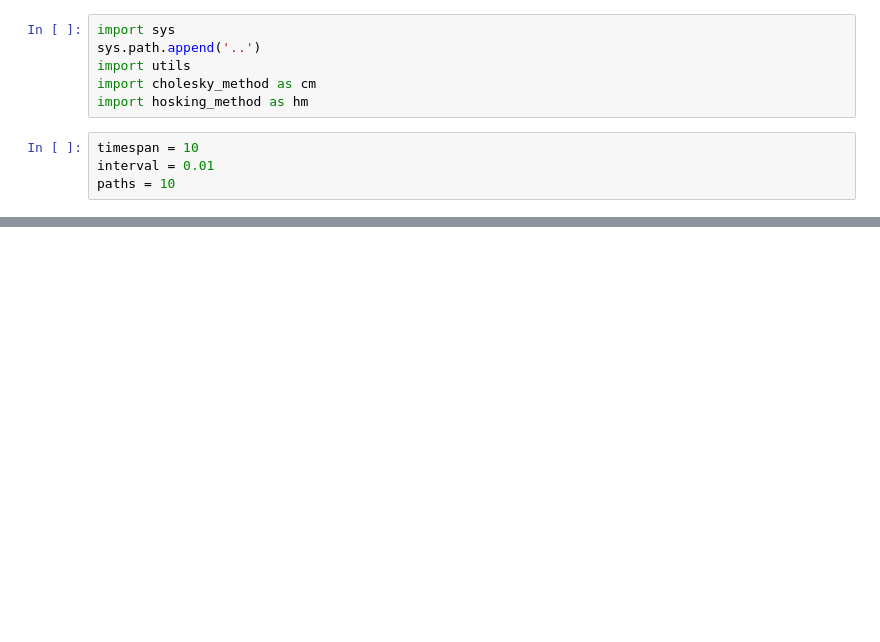
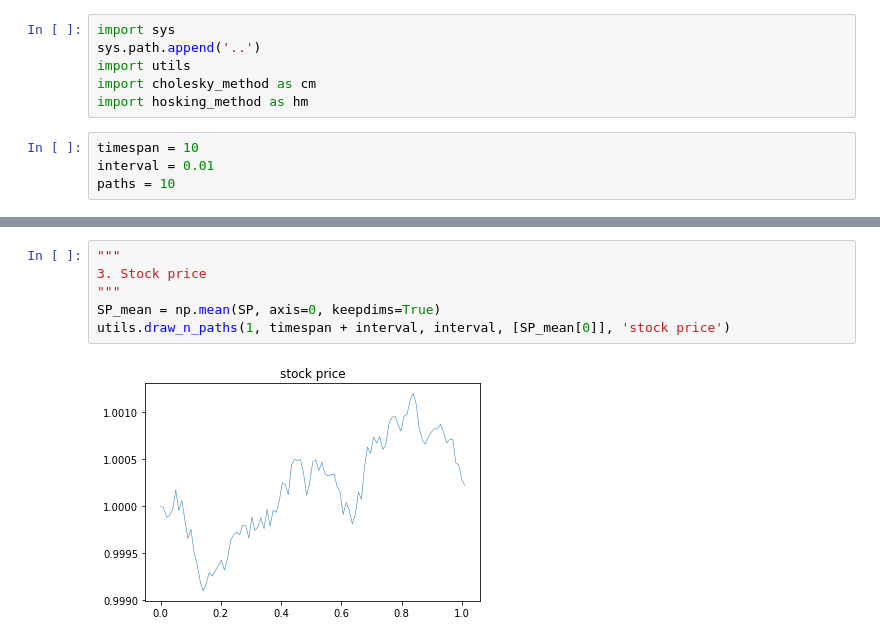
Before and after one commit to zzzyq1222/fBm, a Jupyter notebook: FractionalBrownianMotion/fBm_and_rBergomi_model.ipynb, the cells around one changed output, grey strips where cells are left out. Drawn from its saved outputs; the diff is of its cells as text; blank space fills up the shorter version.

```diff
--- a/FractionalBrownianMotion/fBm_and_rBergomi_model.ipynb
+++ b/FractionalBrownianMotion/fBm_and_rBergomi_model.ipynb
@@ -90,0 +93,8 @@ utils.draw_n_paths(1, timespan, interval, [S])
+# %%
+"""
+3. Stock price
+"""
+SP_mean = np.mean(SP, axis=0, keepdims=True)
+utils.draw_n_paths(1, timespan + interval, interval, [SP_mean[0]], 'stock price')
+# %% [output]
+[figure, added]
```
Also changed, not shown: parts of 9 cells of this notebook, 1 other file.
